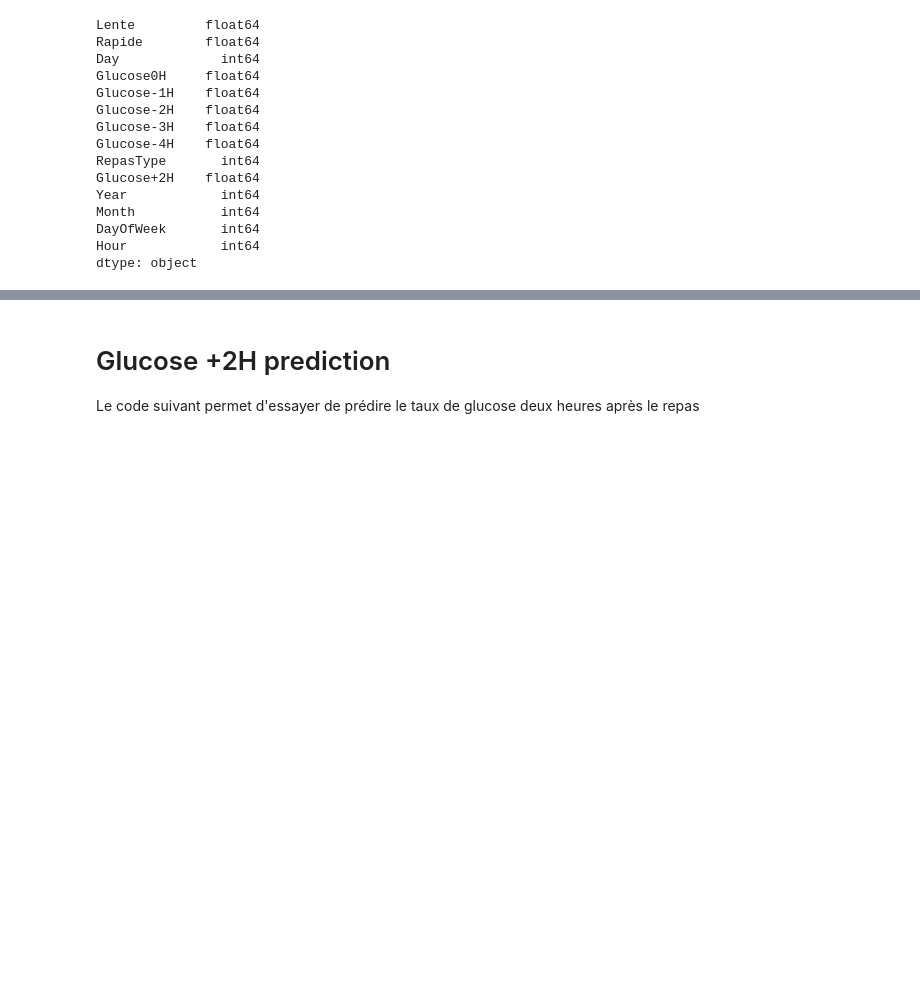
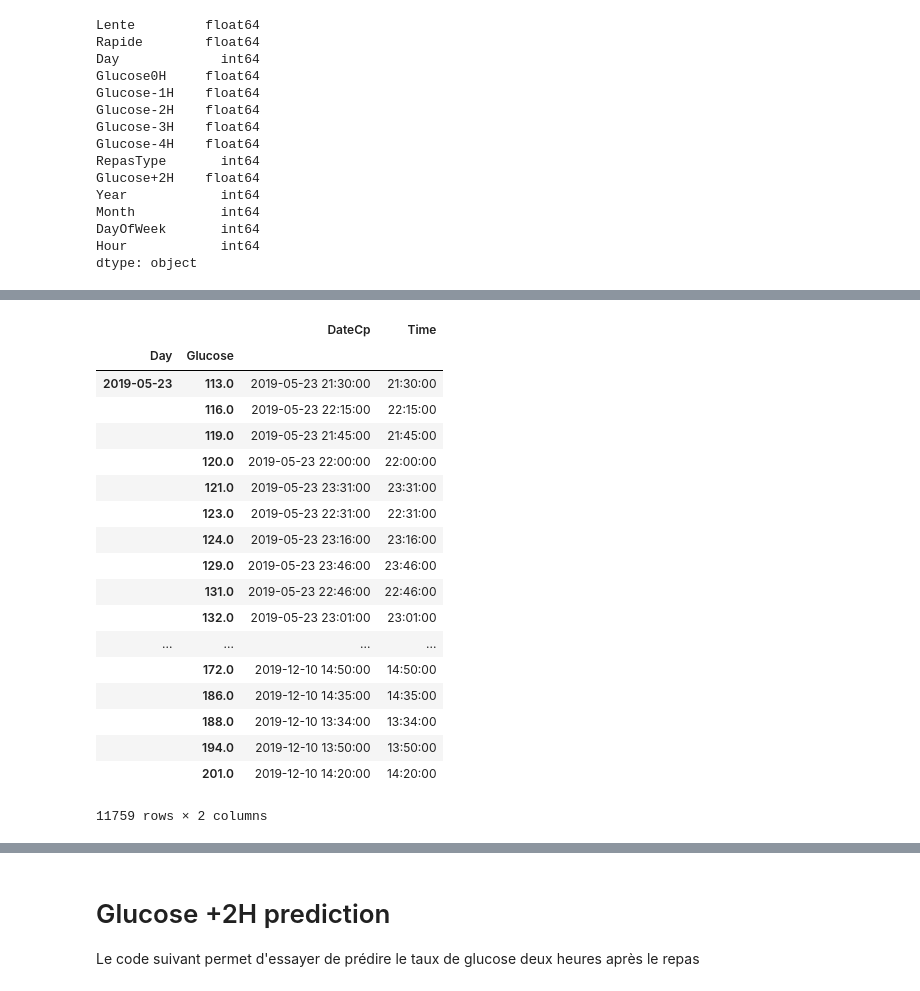
Before and after one commit to MartinSamouiller/FreestyleGlycemie, a Jupyter notebook: src/1_TAUX2H/ExtractData.ipynb, the cells around one changed output, grey strips where cells are left out. Drawn from its saved outputs; the diff is of its cells as text; code cells hidden in the pictures; blank space fills up the shorter version.

```diff
--- a/src/1_TAUX2H/ExtractData.ipynb
+++ b/src/1_TAUX2H/ExtractData.ipynb
@@ -201,0 +254,22 @@ dtype: object
+# %%
+df_glucose.groupby(['Day', 'Glucose']).first()
+# %% [output]
+|  |  | DateCp | Time |
+| Day | Glucose |  |  |
+| 2019-05-23 | 113.0 | 2019-05-23 21:30:00 | 21:30:00 |
+|  | 116.0 | 2019-05-23 22:15:00 | 22:15:00 |
+|  | 119.0 | 2019-05-23 21:45:00 | 21:45:00 |
+|  | 120.0 | 2019-05-23 22:00:00 | 22:00:00 |
+|  | 121.0 | 2019-05-23 23:31:00 | 23:31:00 |
+|  | 123.0 | 2019-05-23 22:31:00 | 22:31:00 |
+|  | 124.0 | 2019-05-23 23:16:00 | 23:16:00 |
+|  | 129.0 | 2019-05-23 23:46:00 | 23:46:00 |
+|  | 131.0 | 2019-05-23 22:46:00 | 22:46:00 |
+|  | 132.0 | 2019-05-23 23:01:00 | 23:01:00 |
+| ... | ... | ... | ... |
+|  | 172.0 | 2019-12-10 14:50:00 | 14:50:00 |
+|  | 186.0 | 2019-12-10 14:35:00 | 14:35:00 |
+|  | 188.0 | 2019-12-10 13:34:00 | 13:34:00 |
+|  | 194.0 | 2019-12-10 13:50:00 | 13:50:00 |
+|  | 201.0 | 2019-12-10 14:20:00 | 14:20:00 |
+11759 rows × 2 columns
```
Also changed, not shown: parts of 9 cells of this notebook, 2 other files.
